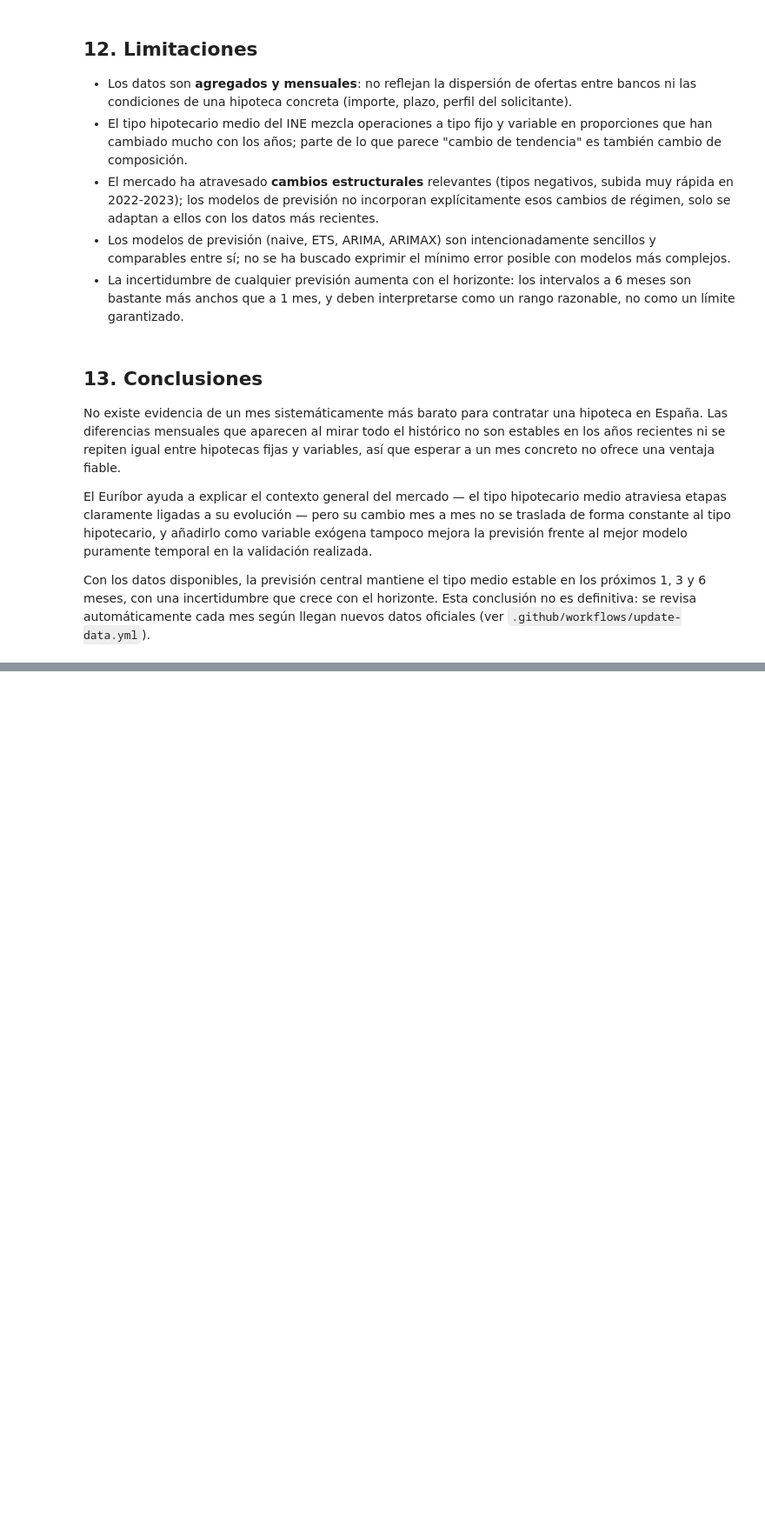
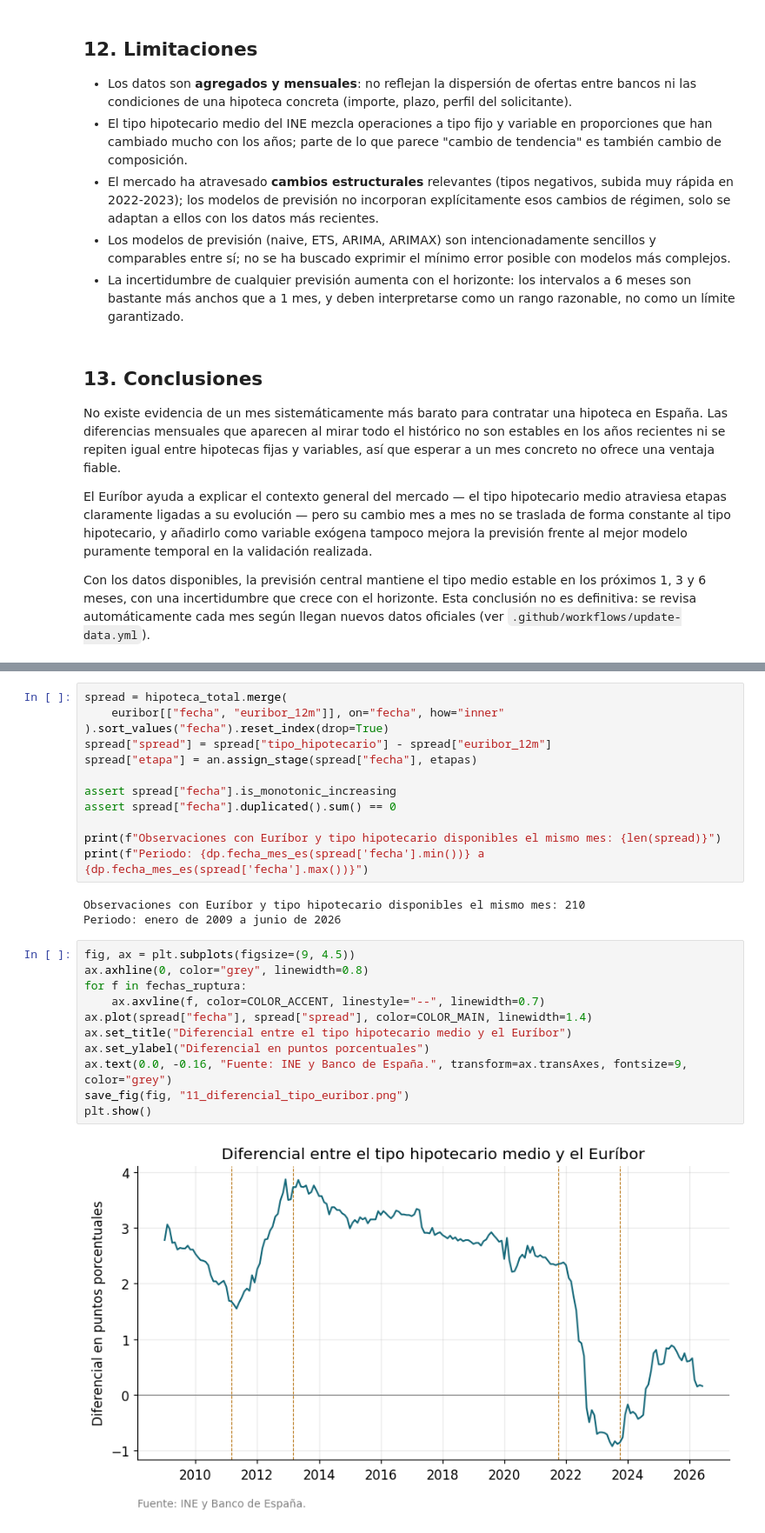
Before and after one commit to JorgeBaGa/hipotecas-estacionalidad-espana, a Jupyter notebook: notebooks/hipotecas_analysis.ipynb, the cells around one changed output, grey strips where cells are left out. Shown at 87% size. Cells and saved outputs as stored; diff of their text form; blank space fills up the shorter version.

```diff
--- a/notebooks/hipotecas_analysis.ipynb
+++ b/notebooks/hipotecas_analysis.ipynb
@@ -743,0 +767,28 @@ cada mes según llegan nuevos datos oficiales (ver `.github/workflows/update-dat
+# %%
+spread = hipoteca_total.merge(
+    euribor[["fecha", "euribor_12m"]], on="fecha", how="inner"
+).sort_values("fecha").reset_index(drop=True)
+spread["spread"] = spread["tipo_hipotecario"] - spread["euribor_12m"]
+spread["etapa"] = an.assign_stage(spread["fecha"], etapas)
+
+assert spread["fecha"].is_monotonic_increasing
+assert spread["fecha"].duplicated().sum() == 0
+
+print(f"Observaciones con Euríbor y tipo hipotecario disponibles el mismo mes: {len(spread)}")
+print(f"Periodo: {dp.fecha_mes_es(spread['fecha'].min())} a {dp.fecha_mes_es(spread['fecha'].max())}")
+# %% [output]
+Observaciones con Euríbor y tipo hipotecario disponibles el mismo mes: 210
+Periodo: enero de 2009 a junio de 2026
+# %%
+fig, ax = plt.subplots(figsize=(9, 4.5))
+ax.axhline(0, color="grey", linewidth=0.8)
+for f in fechas_ruptura:
+    ax.axvline(f, color=COLOR_ACCENT, linestyle="--", linewidth=0.7)
+ax.plot(spread["fecha"], spread["spread"], color=COLOR_MAIN, linewidth=1.4)
+ax.set_title("Diferencial entre el tipo hipotecario medio y el Euríbor")
+ax.set_ylabel("Diferencial en puntos porcentuales")
+ax.text(0.0, -0.16, "Fuente: INE y Banco de España.", transform=ax.transAxes, fontsize=9, color="grey")
+save_fig(fig, "11_diferencial_tipo_euribor.png")
+plt.show()
+# %% [output]
+[figure, added]
```
Also changed, not shown: parts of 17 cells of this notebook, 14 other files.
